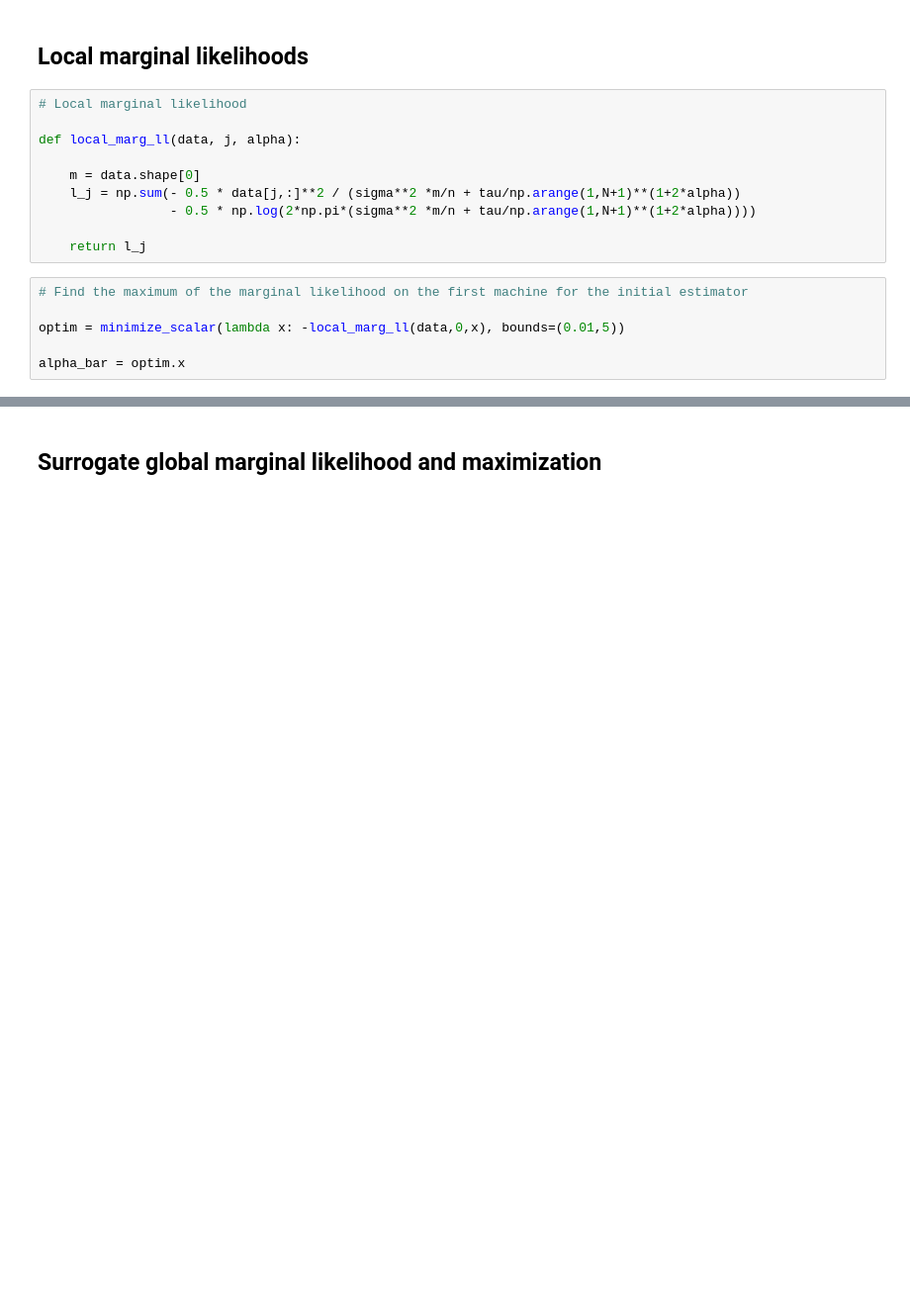
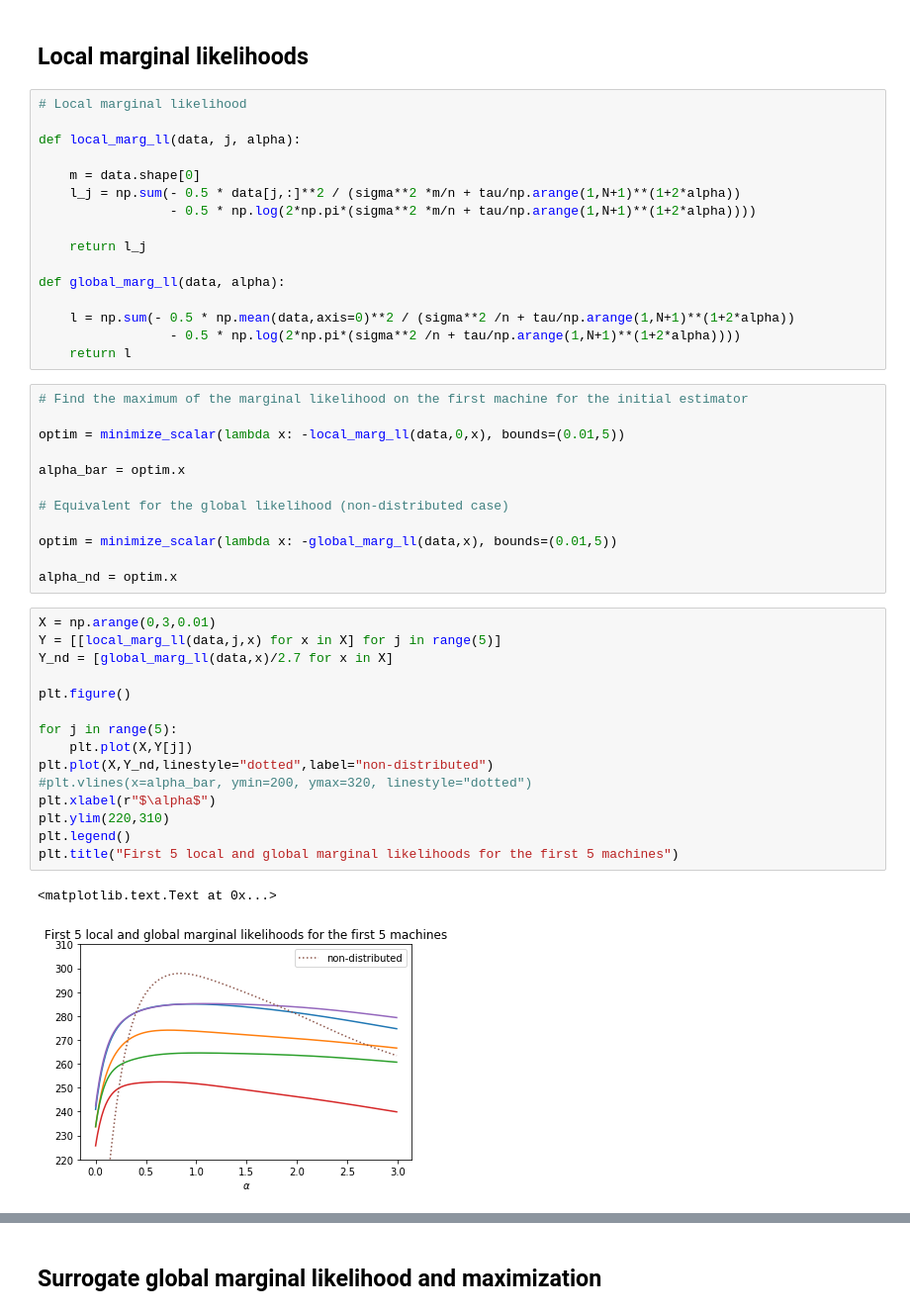
Before and after one commit to JTT94/distributed_posteriors, a Jupyter notebook: notebooks/adaptive_surrogate.ipynb, the cells around one changed output, grey strips where cells are left out. Shown at 99% size. Saved outputs shown, nothing was run; the diff lists cells and outputs as text; blank space fills up the shorter version.

```diff
--- a/notebooks/adaptive_surrogate.ipynb
+++ b/notebooks/adaptive_surrogate.ipynb
@@ -80,9 +81,39 @@ def local_marg_ll(data, j, alpha):
                  - 0.5 * np.log(2*np.pi*(sigma**2 *m/n + tau/np.arange(1,N+1)**(1+2*alpha))))
 
     return l_j
+
+def global_marg_ll(data, alpha):
+
+    l = np.sum(- 0.5 * np.mean(data,axis=0)**2 / (sigma**2 /n + tau/np.arange(1,N+1)**(1+2*alpha))
+                 - 0.5 * np.log(2*np.pi*(sigma**2 /n + tau/np.arange(1,N+1)**(1+2*alpha))))
+    return l
 # %%
 # Find the maximum of the marginal likelihood on the first machine for the initial estimator
 
 optim = minimize_scalar(lambda x: -local_marg_ll(data,0,x), bounds=(0.01,5))
 
 alpha_bar = optim.x
+
+# Equivalent for the global likelihood (non-distributed case)
+
+optim = minimize_scalar(lambda x: -global_marg_ll(data,x), bounds=(0.01,5))
+
+alpha_nd = optim.x
+# %%
+X = np.arange(0,3,0.01)
+Y = [[local_marg_ll(data,j,x) for x in X] for j in range(5)]
+Y_nd = [global_marg_ll(data,x)/2.7 for x in X]
+
+plt.figure()
+
+for j in range(5):
+    plt.plot(X,Y[j])
+plt.plot(X,Y_nd,linestyle="dotted",label="non-distributed")
+#plt.vlines(x=alpha_bar, ymin=200, ymax=320, linestyle="dotted")
+plt.xlabel(r"$\alpha$")
+plt.ylim(220,310)
+plt.legend()
+plt.title("First 5 local and global marginal likelihoods for the first 5 machines")
+# %% [output]
+<matplotlib.text.Text at 0x...>
+[figure, added]
```
Also changed, not shown: parts of 22 cells of this notebook.
